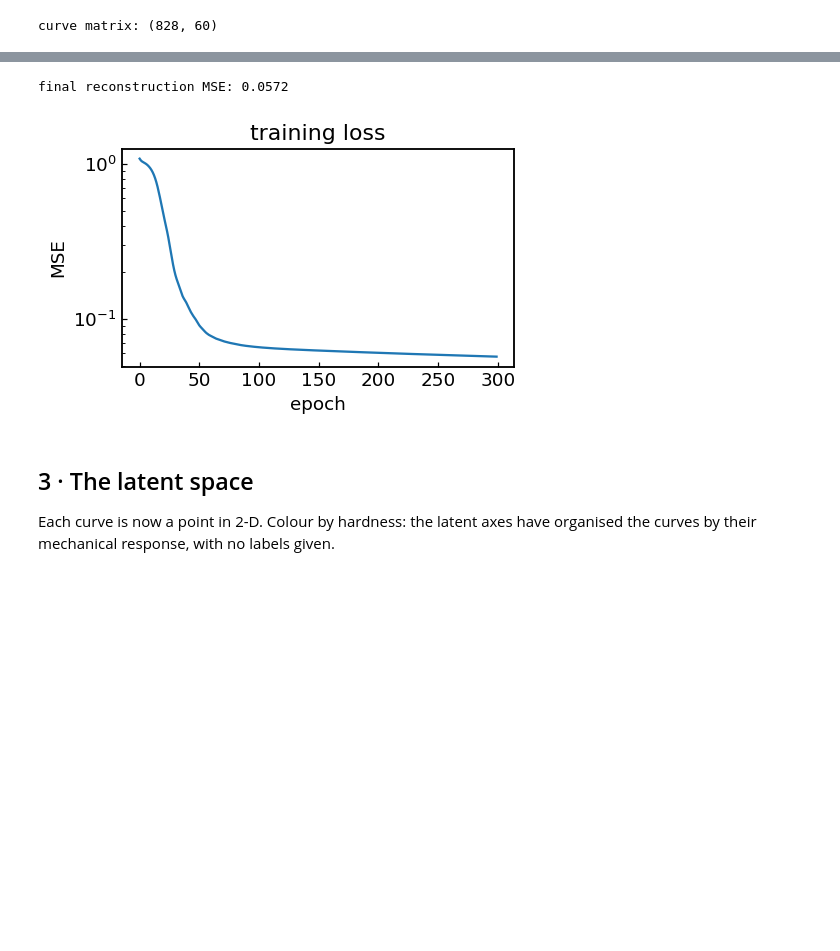
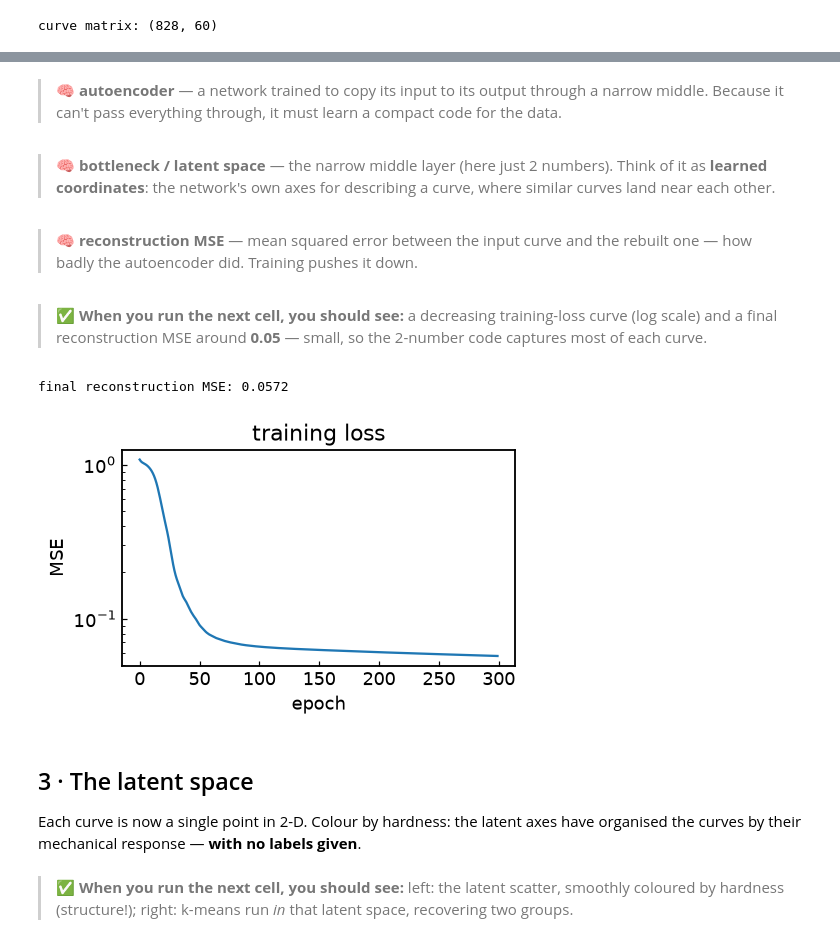
Before and after one commit to edrossi93/mecanano-ml-nanomechanics, a Jupyter notebook: notebooks/05_autoencoder_latent_space.ipynb, the cells around one changed output, grey strips where cells are left out. Cells and saved outputs as stored; diff of their text form; code cells hidden in the pictures; blank space fills up the shorter version.

```diff
--- a/notebooks/05_autoencoder_latent_space.ipynb
+++ b/notebooks/05_autoencoder_latent_space.ipynb
@@ -57,26 +88,45 @@ curve matrix: (828, 60)
+# %% [markdown]
+> 🧠 **autoencoder** — a network trained to copy its input to its output through a narrow middle. Because it can't pass everything through, it must learn a compact code for the data.
+# %% [markdown]
+> 🧠 **bottleneck / latent space** — the narrow middle layer (here just 2 numbers). Think of it as **learned coordinates**: the network's own axes for describing a curve, where similar curves land near each other.
+# %% [markdown]
+> 🧠 **reconstruction MSE** — mean squared error between the input curve and the rebuilt one — how badly the autoencoder did. Training pushes it down.
+# %% [markdown]
+> ✅ **When you run the next cell, you should see:** a decreasing training-loss curve (log scale) and a final reconstruction MSE around **0.05** — small, so the 2-number code captures most of each curve.
 # %%
 d = Cs.shape[1]
 class AE(nn.Module):
     def __init__(self, d, latent=2):
         super().__init__()
-        self.enc = nn.Sequential(nn.Linear(d,16), nn.ReLU(), nn.Linear(16,latent))
-        self.dec = nn.Sequential(nn.Linear(latent,16), nn.ReLU(), nn.Linear(16,d))
-    def forward(self,x):
-        z = self.enc(x); return self.dec(z), z
+        self.enc = nn.Sequential(nn.Linear(d, 16), nn.ReLU(), nn.Linear(16, latent))  # 64->16->2
+        self.dec = nn.Sequential(nn.Linear(latent, 16), nn.ReLU(), nn.Linear(16, d))  # 2->16->64
+    def forward(self, x):
+        z = self.enc(x)                          # z = the 2-D latent code
+        return self.dec(z), z                    # rebuilt curve, and the code
+
 ae = AE(d); opt = torch.optim.Adam(ae.parameters(), 5e-3); lossf = nn.MSELoss()
 losses = []
-for epoch in range(300):
-    opt.zero_grad(); xr,_ = ae(Xt); loss = lossf(xr, Xt); loss.backward(); opt.step()
+for epoch in range(300):                         # 300 quick full-batch steps
+    opt.zero_grad()
+    xr, _ = ae(Xt)                               # rebuild all curves
+    loss = lossf(xr, Xt)                          # how far off are we?
+    loss.backward(); opt.step()                  # improve
     losses.append(loss.item())
 print("final reconstruction MSE:", round(losses[-1], 4))
-fig, ax = plt.subplots(figsize=(4.6,3)); ax.plot(losses); ax.set_xlabel("epoch"); ax.set_ylabel("MSE")
-ax.set_yscale("log"); ax.set_title("training loss"); fig.tight_layout()
+
+fig, ax = plt.subplots(figsize=(4.6, 3)); ax.plot(losses)
+ax.set_xlabel("epoch"); ax.set_ylabel("MSE"); ax.set_yscale("log")
+ax.set_title("training loss"); fig.tight_layout()
 # %% [output]
 final reconstruction MSE: 0.0572
-[figure, old version]
+[figure, new version]
 # %% [markdown]
 ## 3 · The latent space
-Each curve is now a point in 2-D. Colour by hardness: the latent axes have organised the curves by their mechanical response, with no labels given.
+
+Each curve is now a single point in 2-D. Colour by hardness: the latent axes have organised the
+curves by their mechanical response — **with no labels given**.
+# %% [markdown]
+> ✅ **When you run the next cell, you should see:** left: the latent scatter, smoothly coloured by hardness (structure!); right: k-means run *in* that latent space, recovering two groups.
 # %%
 ae.eval()
 with torch.no_grad():
```
Also changed, not shown: parts of 21 cells of this notebook, 2 other files.
